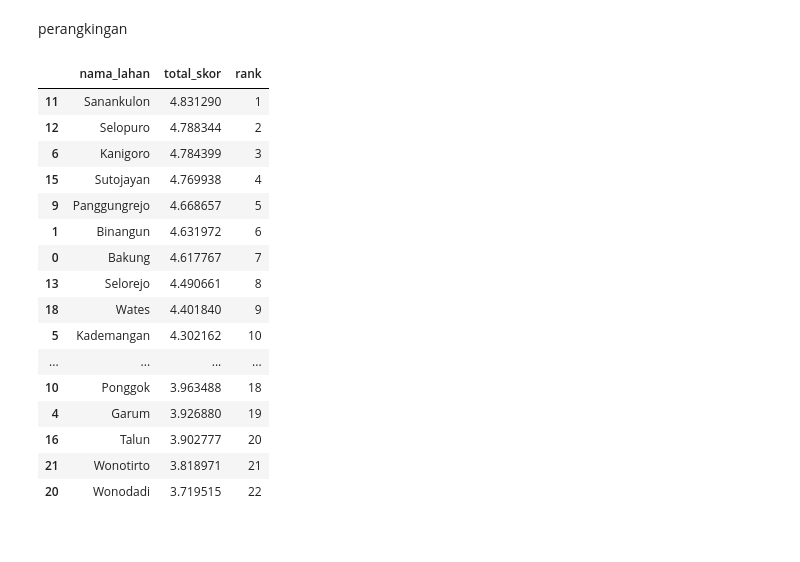
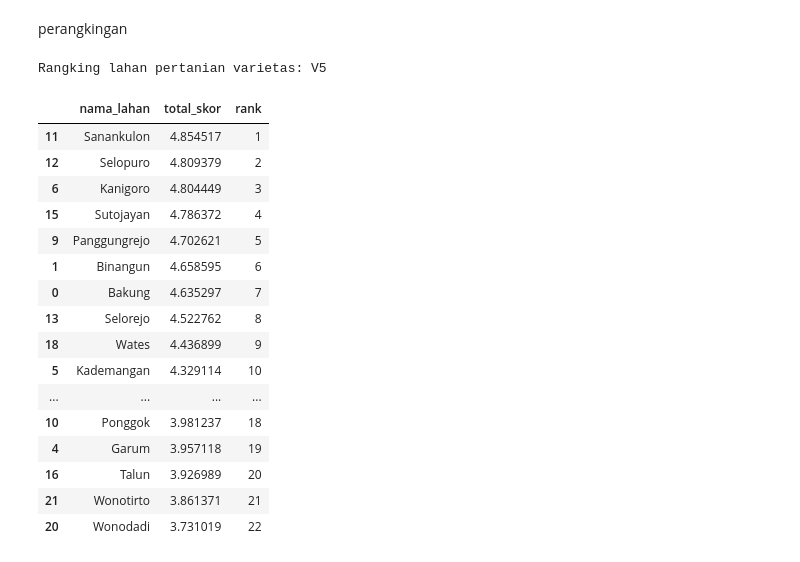
Before and after one commit to rizkyyurdan26/ahp_pm, a Jupyter notebook: DSS_Combine.ipynb, the cells around one changed output. Drawn from its saved outputs; the diff is of its cells as text; code cells hidden in the pictures.

```diff
--- a/DSS_Combine.ipynb
+++ b/DSS_Combine.ipynb
@@ -402,7 +402,7 @@ def iklim(row, jenis_varietas):
     return hasil
 
 #Penggunaan
-define_row = "V1"
+define_row = "V5"
 def hitung_skor(row):
     return iklim(row, define_row)
 
@@ -477,7 +477,7 @@ def topografi(row, jenis_varietas):
     return hasil
 
 #Penggunaan
-define_row="V1"
+define_row="V5"
 
 def hitung_skor(row):
     return topografi(row, define_row)
@@ -578,7 +578,7 @@ def skor_tanah(row, jenis_varietas):
     return hasil
 
 # Penggunaan
-define_row = "V1"
+define_row = "V5"
 
 df_lahan = hitung_selisih_bobot(df_lahan, df_varietas, define_row)
 lahan_scores = df_lahan.apply(lambda row: skor_tanah(row, define_row), axis=1)
@@ -814,38 +814,40 @@ perangkingan
 # %%
 # Menggabungkan ketiga DataFrame berdasarkan 'nama_lahan'
 combined_scores = total_skor_iklim.merge(total_skor_tanah, on='nama_lahan').merge(total_skor_topo, on='nama_lahan')
 
 # Menambahkan kolom total skor dari penjumlahan 'total_skor_iklim', 'total_skor_tanah', dan 'total_skor_topo'
 combined_scores['total_skor'] = (
     combined_scores['total_skor_iklim'] +
     combined_scores['total_skor_tanah'] +
     combined_scores['total_skor_topo']
 )
 
-# Menghitung peringkat dan mengubahnya menjadi integer
-combined_scores['rank'] = combined_scores['total_skor'].rank(ascending=False, method='min').astype(int)
+# Mengurutkan berdasarkan 'total_skor' secara descending dan 'nama_lahan' secara ascending
+combined_scores = combined_scores.sort_values(by=['total_skor', 'nama_lahan'], ascending=[False, True])
 
-# Mengurutkan berdasarkan 'rank'
-sorted_scores = combined_scores.sort_values(by='rank')
+# Menentukan peringkat unik
+combined_scores['rank'] = range(1, len(combined_scores) + 1)
 
 # Menampilkan hasil yang diurutkan
-rangking = sorted_scores[['nama_lahan', 'total_skor', 'rank']]
+print(f'Rangking lahan pertanian varietas: {define_row}')
+rangking = combined_scores[['nama_lahan', 'total_skor', 'rank']]
 rangking
 # %% [output]
+Rangking lahan pertanian varietas: V5
 |  | nama_lahan | total_skor | rank |
-| 11 | Sanankulon | 4.831290 | 1 |
-| 12 | Selopuro | 4.788344 | 2 |
-| 6 | Kanigoro | 4.784399 | 3 |
-| 15 | Sutojayan | 4.769938 | 4 |
-| 9 | Panggungrejo | 4.668657 | 5 |
-| 1 | Binangun | 4.631972 | 6 |
-| 0 | Bakung | 4.617767 | 7 |
-| 13 | Selorejo | 4.490661 | 8 |
-| 18 | Wates | 4.401840 | 9 |
-| 5 | Kademangan | 4.302162 | 10 |
+| 11 | Sanankulon | 4.854517 | 1 |
+| 12 | Selopuro | 4.809379 | 2 |
+| 6 | Kanigoro | 4.804449 | 3 |
+| 15 | Sutojayan | 4.786372 | 4 |
+| 9 | Panggungrejo | 4.702621 | 5 |
+| 1 | Binangun | 4.658595 | 6 |
+| 0 | Bakung | 4.635297 | 7 |
+| 13 | Selorejo | 4.522762 | 8 |
+| 18 | Wates | 4.436899 | 9 |
+| 5 | Kademangan | 4.329114 | 10 |
 | ... | ... | ... | ... |
-| 10 | Ponggok | 3.963488 | 18 |
-| 4 | Garum | 3.926880 | 19 |
-| 16 | Talun | 3.902777 | 20 |
-| 21 | Wonotirto | 3.818971 | 21 |
-| 20 | Wonodadi | 3.719515 | 22 |
+| 10 | Ponggok | 3.981237 | 18 |
+| 4 | Garum | 3.957118 | 19 |
+| 16 | Talun | 3.926989 | 20 |
+| 21 | Wonotirto | 3.861371 | 21 |
+| 20 | Wonodadi | 3.731019 | 22 |
```
Also changed, not shown: parts of 5 cells of this notebook.
